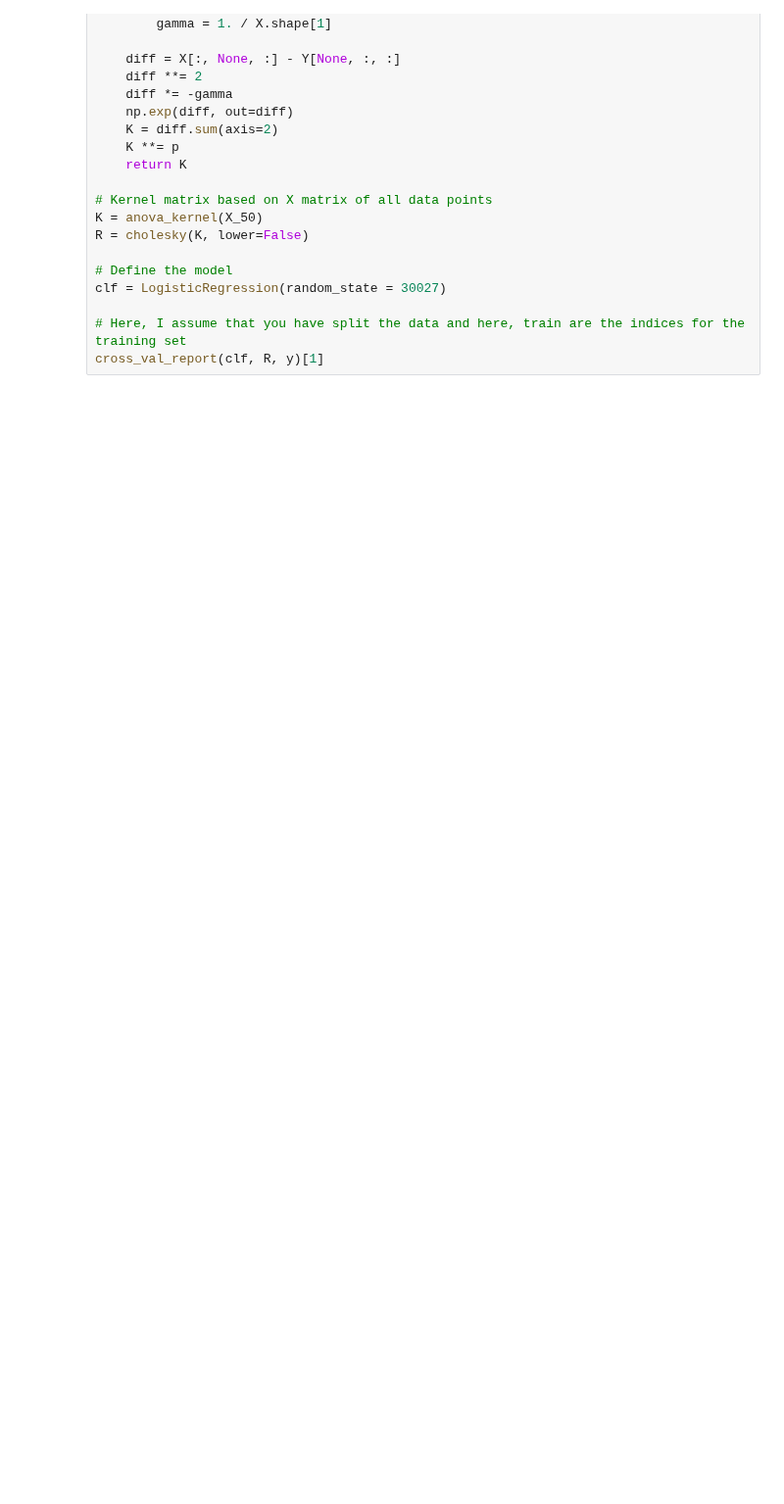
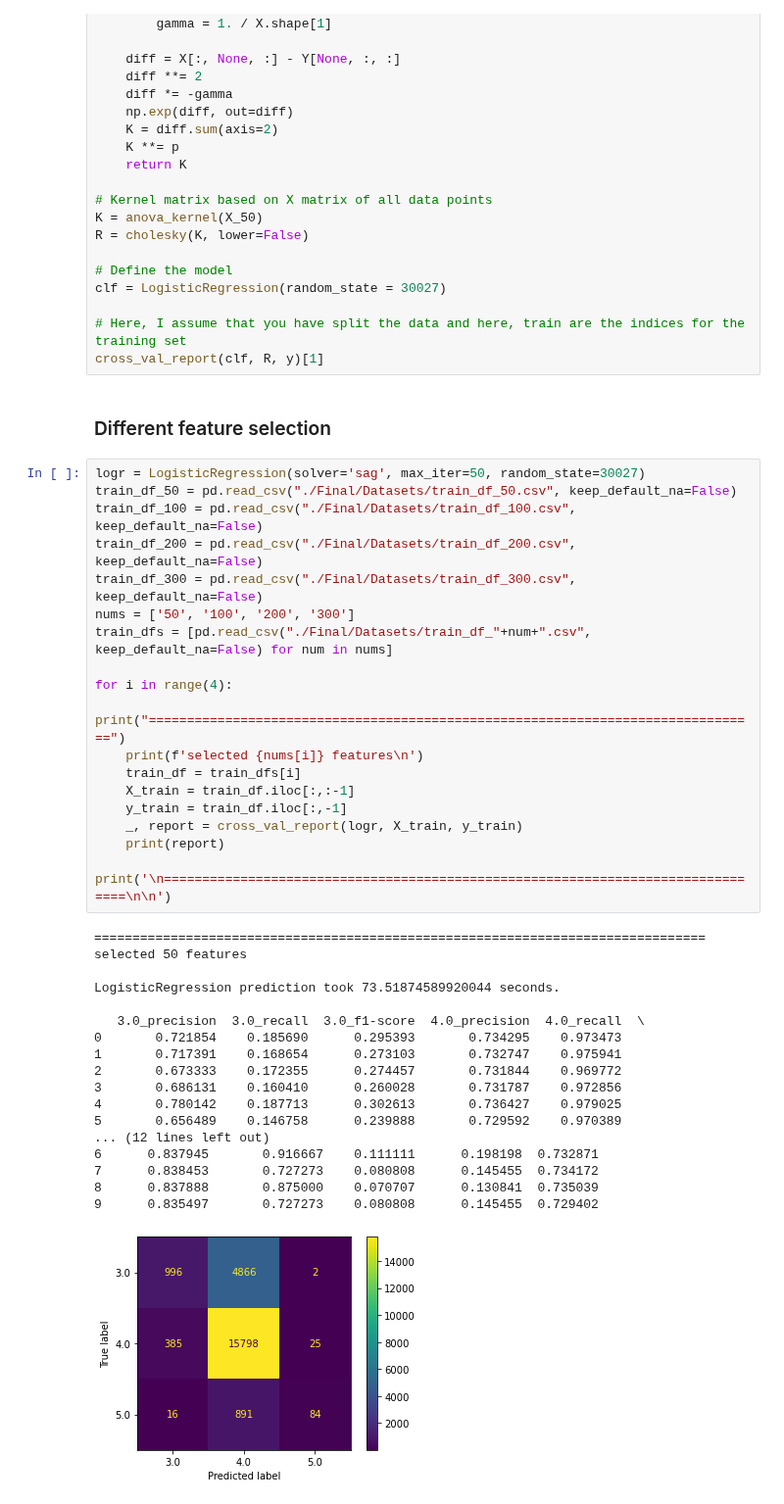
Before and after one commit to 7angel4/Goodreads-rating-classification, a Jupyter notebook: LogisticRegression.ipynb, the cells around one changed output. Shown at 98% size. Saved outputs shown, nothing was run; the diff lists cells and outputs as text; blank space fills up the shorter version.

Commit message:
Traindf with different sizes

```diff
--- a/LogisticRegression.ipynb
+++ b/LogisticRegression.ipynb
@@ -362,3 +366,42 @@ clf = LogisticRegression(random_state = 30027)
 
 # Here, I assume that you have split the data and here, train are the indices for the training set
 cross_val_report(clf, R, y)[1]
+# %% [markdown]
+### Different feature selection
+# %%
+logr = LogisticRegression(solver='sag', max_iter=50, random_state=30027)
+train_df_50 = pd.read_csv("./Final/Datasets/train_df_50.csv", keep_default_na=False)
+train_df_100 = pd.read_csv("./Final/Datasets/train_df_100.csv", keep_default_na=False)
+train_df_200 = pd.read_csv("./Final/Datasets/train_df_200.csv", keep_default_na=False)
+train_df_300 = pd.read_csv("./Final/Datasets/train_df_300.csv", keep_default_na=False)
+nums = ['50', '100', '200', '300']
+train_dfs = [pd.read_csv("./Final/Datasets/train_df_"+num+".csv", keep_default_na=False) for num in nums]
+
+for i in range(4):
+    print("================================================================================")
+    print(f'selected {nums[i]} features\n')
+    train_df = train_dfs[i]
+    X_train = train_df.iloc[:,:-1]
+    y_train = train_df.iloc[:,-1]
+    _, report = cross_val_report(logr, X_train, y_train)
+    print(report)
+    print('\n================================================================================\n\n')
+# %% [output]
+================================================================================
+selected 50 features
+
+LogisticRegression prediction took 73.51874589920044 seconds.
+
+   3.0_precision  3.0_recall  3.0_f1-score  4.0_precision  4.0_recall  \
+0       0.721854    0.185690      0.295393       0.734295    0.973473
+1       0.717391    0.168654      0.273103       0.732747    0.975941
+2       0.673333    0.172355      0.274457       0.731844    0.969772
+3       0.686131    0.160410      0.260028       0.731787    0.972856
+4       0.780142    0.187713      0.302613       0.736427    0.979025
+5       0.656489    0.146758      0.239888       0.729592    0.970389
+... (12 lines left out)
+6      0.837945       0.916667    0.111111      0.198198  0.732871
+7      0.838453       0.727273    0.080808      0.145455  0.734172
+8      0.837888       0.875000    0.070707      0.130841  0.735039
+9      0.835497       0.727273    0.080808      0.145455  0.729402
+[figure, added]
```
Also changed, not shown: parts of 9 cells of this notebook, 10 other files.
